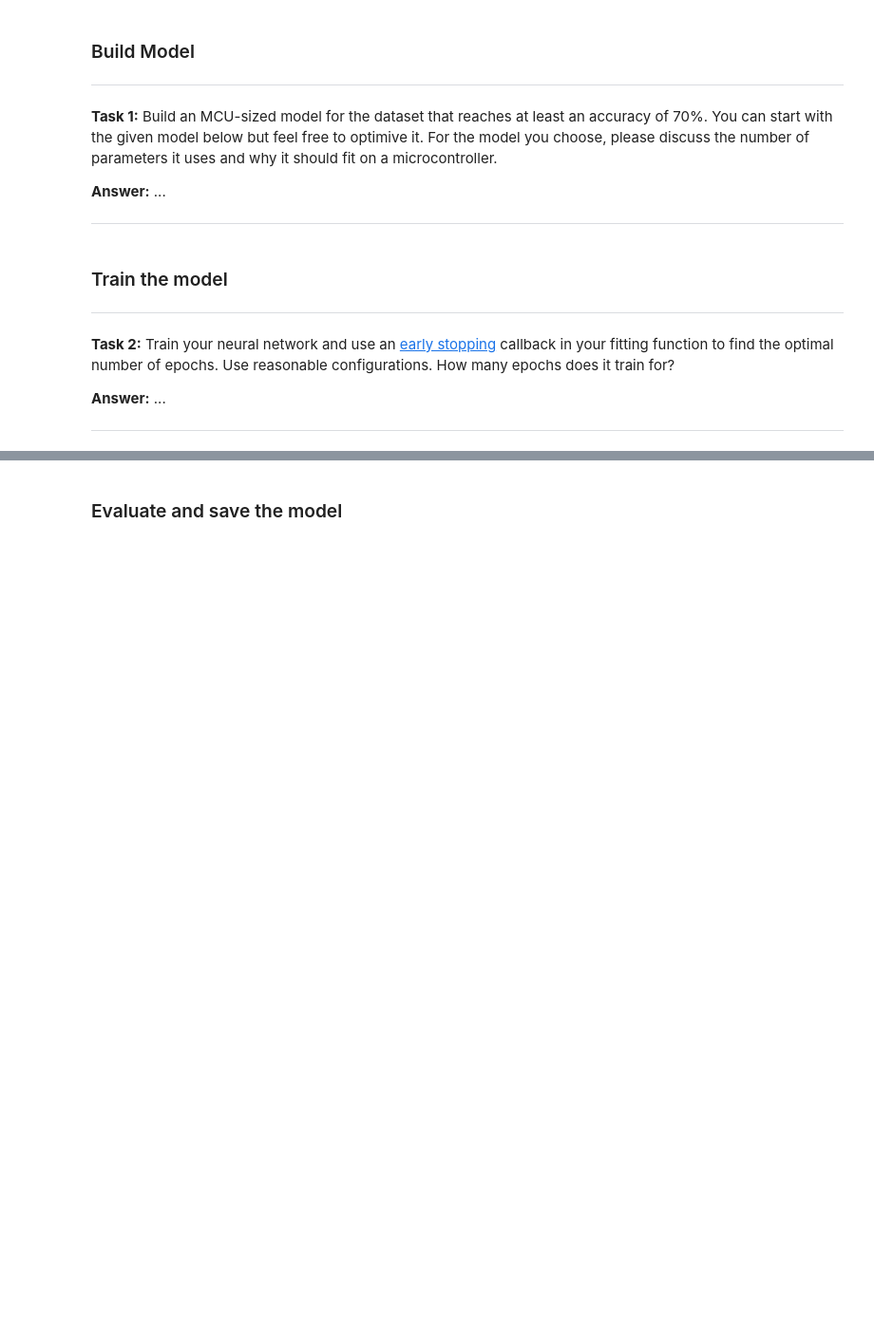
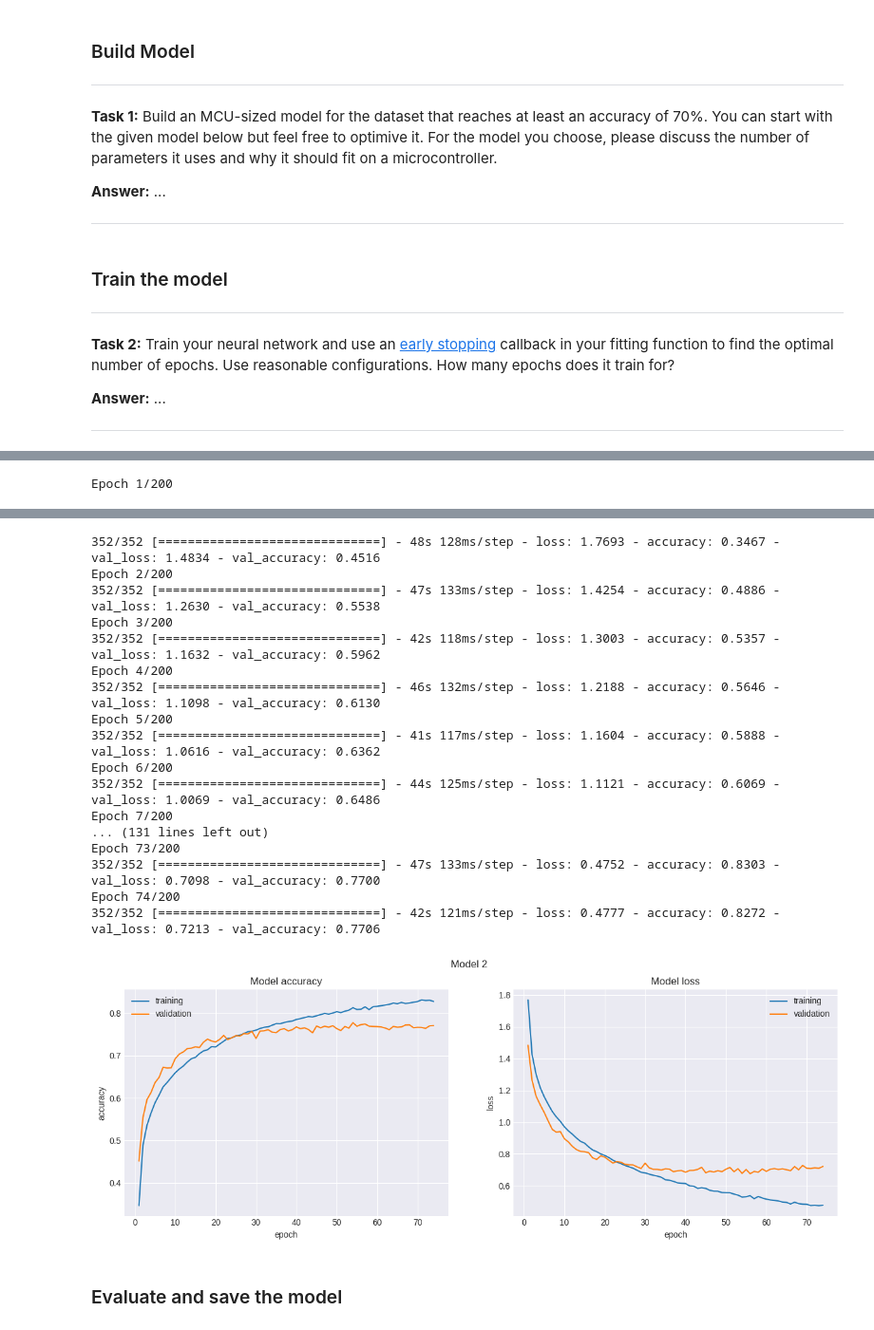
Before and after one commit to Arne-homework/TinyML_lab3, a Jupyter notebook: Lab3.ipynb, the cells around one changed output, grey strips where cells are left out. Shown at 95% size. Drawn from its saved outputs; the diff is of its cells as text; code cells hidden in the pictures; blank space fills up the shorter version.

```diff
--- a/Lab3.ipynb
+++ b/Lab3.ipynb
@@ -241,14 +254,15 @@ def CIFAR10_model(summary=False):
 ---
 # %%
 early_stopping_cb = EarlyStopping(
-    monitor=...,
-    patience=...,
-    min_delta=...,
+    monitor="val_loss",
+    patience=20,
+    min_delta=0.01,
     restore_best_weights=True,
-    mode=...
+    mode="min"
 )
 
 num_epochs = 200
 model = CIFAR10_model()
 history = model.fit(x_train, y_train, batch_size=128, epochs=num_epochs, validation_split=0.1, callbacks=[early_stopping_cb])
 plot_training_history(history, 2)
+# %% [output]
@@ -254,0 +270 @@ plot_training_history(history, 2)
+Epoch 1/200
@@ -255,3 +272,21 @@ plot_training_history(history, 2)
+352/352 [==============================] - 48s 128ms/step - loss: 1.7693 - accuracy: 0.3467 - val_loss: 1.4834 - val_accuracy: 0.4516
+Epoch 2/200
+352/352 [==============================] - 47s 133ms/step - loss: 1.4254 - accuracy: 0.4886 - val_loss: 1.2630 - val_accuracy: 0.5538
+Epoch 3/200
+352/352 [==============================] - 42s 118ms/step - loss: 1.3003 - accuracy: 0.5357 - val_loss: 1.1632 - val_accuracy: 0.5962
+Epoch 4/200
+352/352 [==============================] - 46s 132ms/step - loss: 1.2188 - accuracy: 0.5646 - val_loss: 1.1098 - val_accuracy: 0.6130
+Epoch 5/200
+352/352 [==============================] - 41s 117ms/step - loss: 1.1604 - accuracy: 0.5888 - val_loss: 1.0616 - val_accuracy: 0.6362
+Epoch 6/200
+352/352 [==============================] - 44s 125ms/step - loss: 1.1121 - accuracy: 0.6069 - val_loss: 1.0069 - val_accuracy: 0.6486
+Epoch 7/200
+... (131 lines left out)
+Epoch 73/200
+352/352 [==============================] - 47s 133ms/step - loss: 0.4752 - accuracy: 0.8303 - val_loss: 0.7098 - val_accuracy: 0.7700
+Epoch 74/200
+352/352 [==============================] - 42s 121ms/step - loss: 0.4777 - accuracy: 0.8272 - val_loss: 0.7213 - val_accuracy: 0.7706
+[figure, added]
 # %% [markdown]
 ### Evaluate and save the model
 # %%
```
Also changed, not shown: parts of 6 cells of this notebook, 1 other file.
